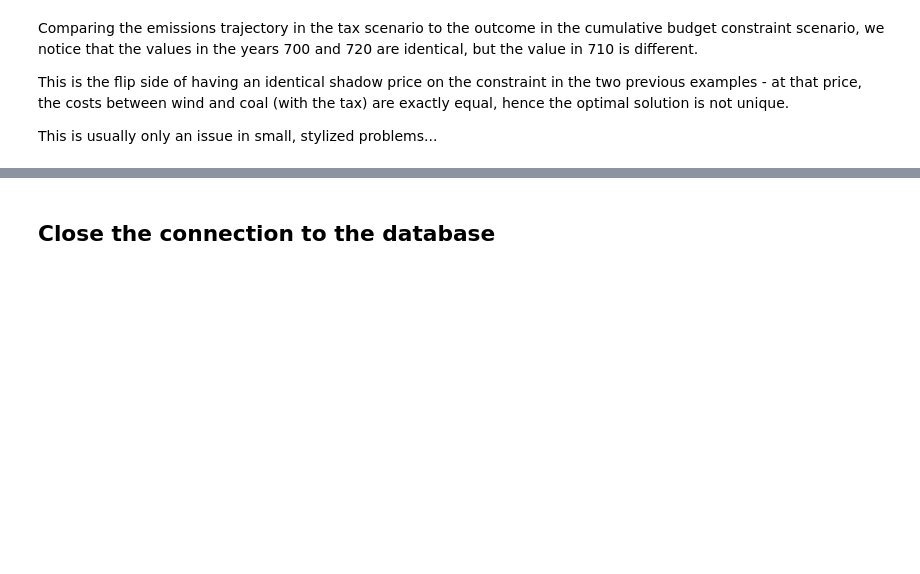
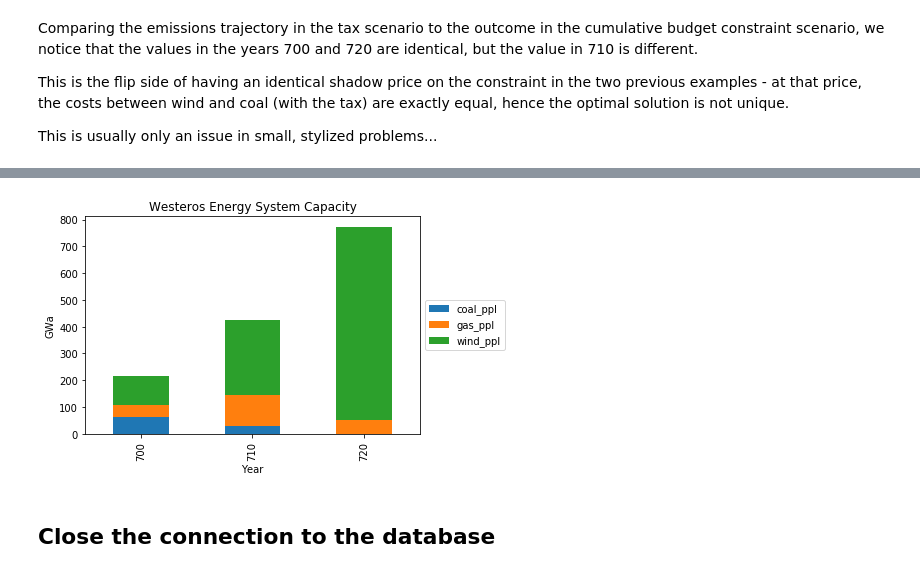
Before and after one commit to iiasa/message_ix, a Jupyter notebook: tutorial/westeros/westeros_emissions_taxes.ipynb, the cells around one changed output, grey strips where cells are left out. Saved outputs shown, nothing was run; the diff lists cells and outputs as text; code cells hidden in the pictures; blank space fills up the shorter version.

```diff
--- a/tutorial/westeros/westeros_emissions_taxes.ipynb
+++ b/tutorial/westeros/westeros_emissions_taxes.ipynb
@@ -105,3 +135,7 @@ This is usually only an issue in small, stylized problems...
+# %%
+p.plot_capacity(baseyear=True, subset=['coal_ppl', 'gas_ppl', 'wind_ppl'])
+# %% [output]
+[figure, added]
 # %% [markdown]
 ## Close the connection to the database
 # %%
```
Also changed, not shown: parts of 9 cells of this notebook, 2 other files.
